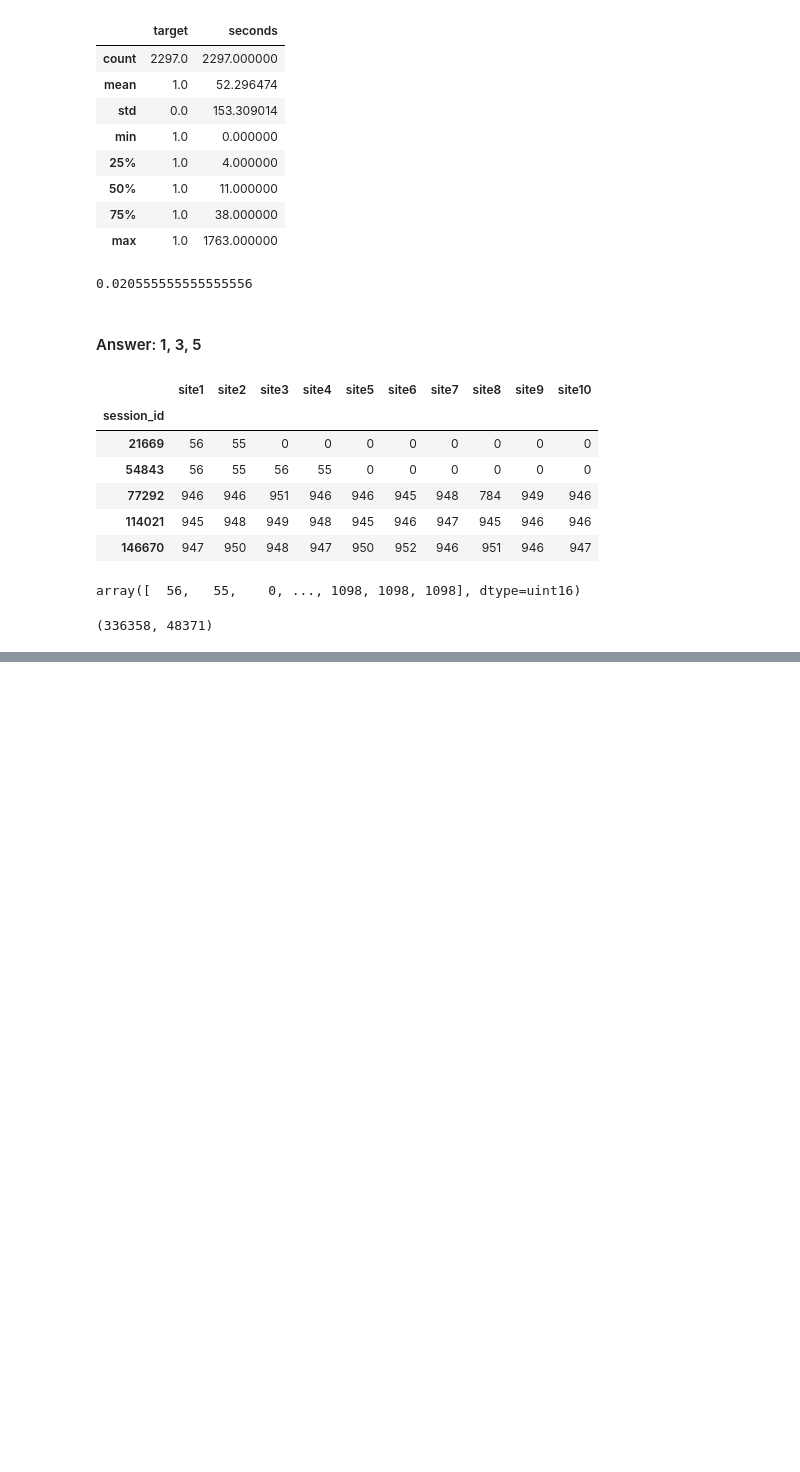
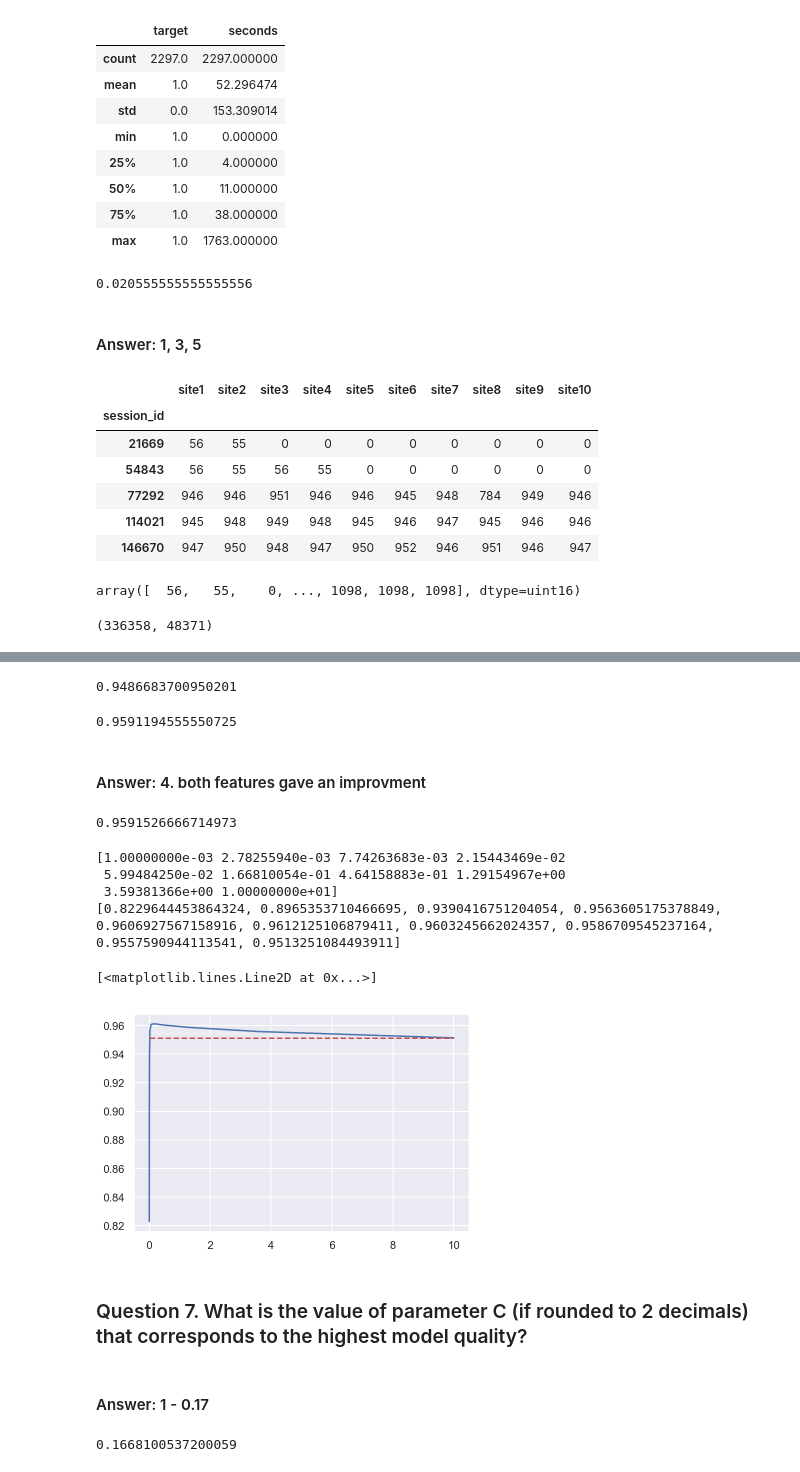
Before and after one commit to Ruslanmalai/mlcourse.ai, a Jupyter notebook: my_work/Assignment-3_part-1.ipynb, the cells around one changed output, grey strips where cells are left out. Drawn from its saved outputs; the diff is of its cells as text; code cells hidden in the pictures; blank space fills up the shorter version.

```diff
--- a/my_work/Assignment-3_part-1.ipynb
+++ b/my_work/Assignment-3_part-1.ipynb
@@ -202,0 +379,6 @@ full_sites_sparse.shape
+# %%
+morning = np.reshape([full_new_feat['start_hour'] <= 11], 336358)
+# %%
+full_new_feat['morning'] = morning.astype(int)
+morn = full_new_feat[['morning']].values
+full_new_feat['morning'].head(5)
@@ -202,0 +399,59 @@ full_sites_sparse.shape
+# %%
+X_train = csr_matrix(hstack([full_sites_sparse[:idx_split,:], tmp[:idx_split,:], morn[:idx_split]]))
+print(get_auc_lr_valid(X_train, y_train))
+# %% [output]
+0.9486683700950201
+# %%
+start_hour = StandardScaler().fit_transform(full_new_feat[['start_hour']])
+X_train = csr_matrix(hstack([full_sites_sparse[:idx_split,:], tmp[:idx_split,:], start_hour[:idx_split],
+                            morn[:idx_split,:]]))
+print(get_auc_lr_valid(X_train, y_train))
+# %% [output]
+0.9591194555550725
+# %% [markdown]
+#### Answer: 4. both features gave an improvment
+# %%
+# Compose the training set
+tmp_scaled = StandardScaler().fit_transform(full_new_feat[['start_month',
+                                                           'start_hour',
+                                                           'morning']])
+X_train = csr_matrix(hstack([full_sites_sparse[:idx_split,:],
+                             tmp_scaled[:idx_split,:]]))
+
+# Capture the quality with default parameters
+score_C_1 = get_auc_lr_valid(X_train, y_train)
+print(score_C_1)
+# %% [output]
+0.9591526666714973
+# %%
+#%%time
+# List of possible C-values
+Cs = np.logspace(-3, 1, 10)
+
+# You code here
+
+valid_scores = [get_auc_lr_valid(X_train, y_train, C) for C in Cs]
+
+print(Cs)
+print(valid_scores)
+# %% [output]
+[1.00000000e-03 2.78255940e-03 7.74263683e-03 2.15443469e-02
+ 5.99484250e-02 1.66810054e-01 4.64158883e-01 1.29154967e+00
+ 3.59381366e+00 1.00000000e+01]
+[0.8229644453864324, 0.8965353710466695, 0.9390416751204054, 0.9563605175378849, 0.9606927567158916, 0.9612125106879411, 0.9603245662024357, 0.9586709545237164, 0.9557590944113541, 0.9513251084493911]
+# %%
+plt.plot(Cs, valid_scores)
+plt.plot(Cs, [valid_scores[-1]]*10, '--r')
+#print(valid_scores)
+# %% [output]
+[<matplotlib.lines.Line2D at 0x...>]
+[figure, added]
+# %% [markdown]
+### Question 7. What is the value of parameter C (if rounded to 2 decimals) that corresponds to the highest model quality?
+# %% [markdown]
+#### Answer: 1 - 0.17
+# %%
+C = Cs[5]
+C
+# %% [output]
+0.1668100537200059
```
Also changed, not shown: parts of 32 cells of this notebook, 4 other files.
